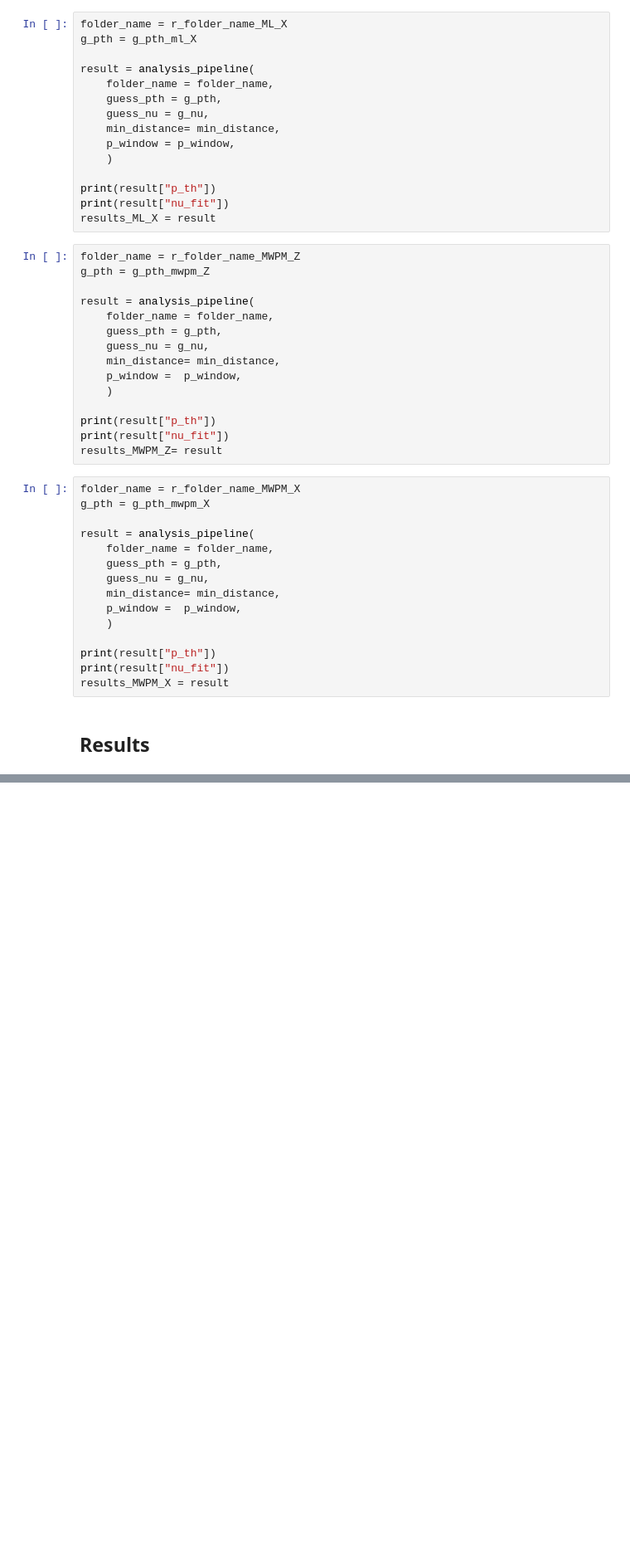
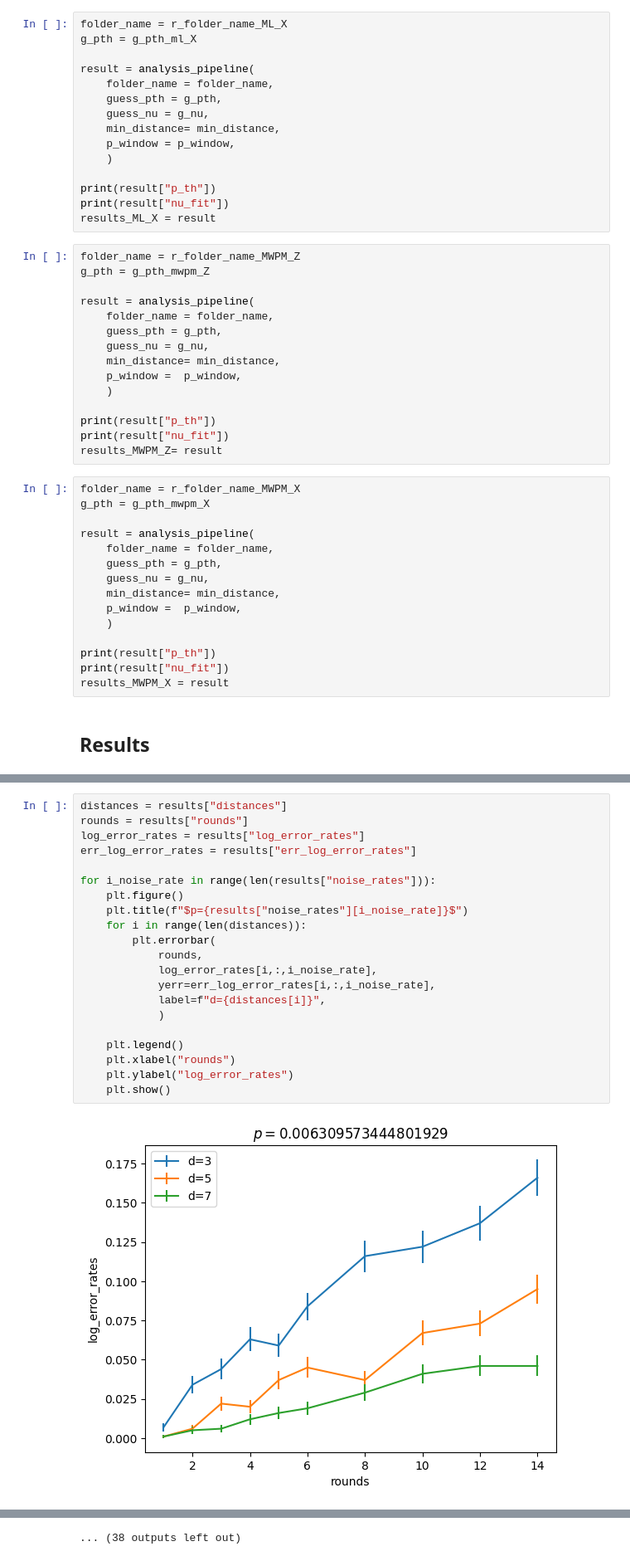
Before and after one commit to leonardlux/MasterArbeit, a Jupyter notebook: code/result_multi_round.ipynb, the cells around one changed output, grey strips where cells are left out. Shown at 83% size. Saved outputs shown, nothing was run; the diff lists cells and outputs as text; blank space fills up the shorter version.

```diff
--- a/code/result_multi_round.ipynb
+++ b/code/result_multi_round.ipynb
@@ -350,0 +382,23 @@ plt.show()
+# %%
+distances = results["distances"]
+rounds = results["rounds"]
+log_error_rates = results["log_error_rates"]
+err_log_error_rates = results["err_log_error_rates"]
+
+for i_noise_rate in range(len(results["noise_rates"])):
+    plt.figure()
+    plt.title(f"$p={results["noise_rates"][i_noise_rate]}$")
+    for i in range(len(distances)):
+        plt.errorbar(
+            rounds,
+            log_error_rates[i,:,i_noise_rate],
+            yerr=err_log_error_rates[i,:,i_noise_rate],
+            label=f"d={distances[i]}",
+            )
+
+    plt.legend()
+    plt.xlabel("rounds")
+    plt.ylabel("log_error_rates")
+    plt.show()
+# %% [output]
+[figure, added]
@@ -350,0 +416 @@ plt.show()
+... (38 outputs left out)
```
Also changed, not shown: parts of 6 cells of this notebook, 14 other files.
